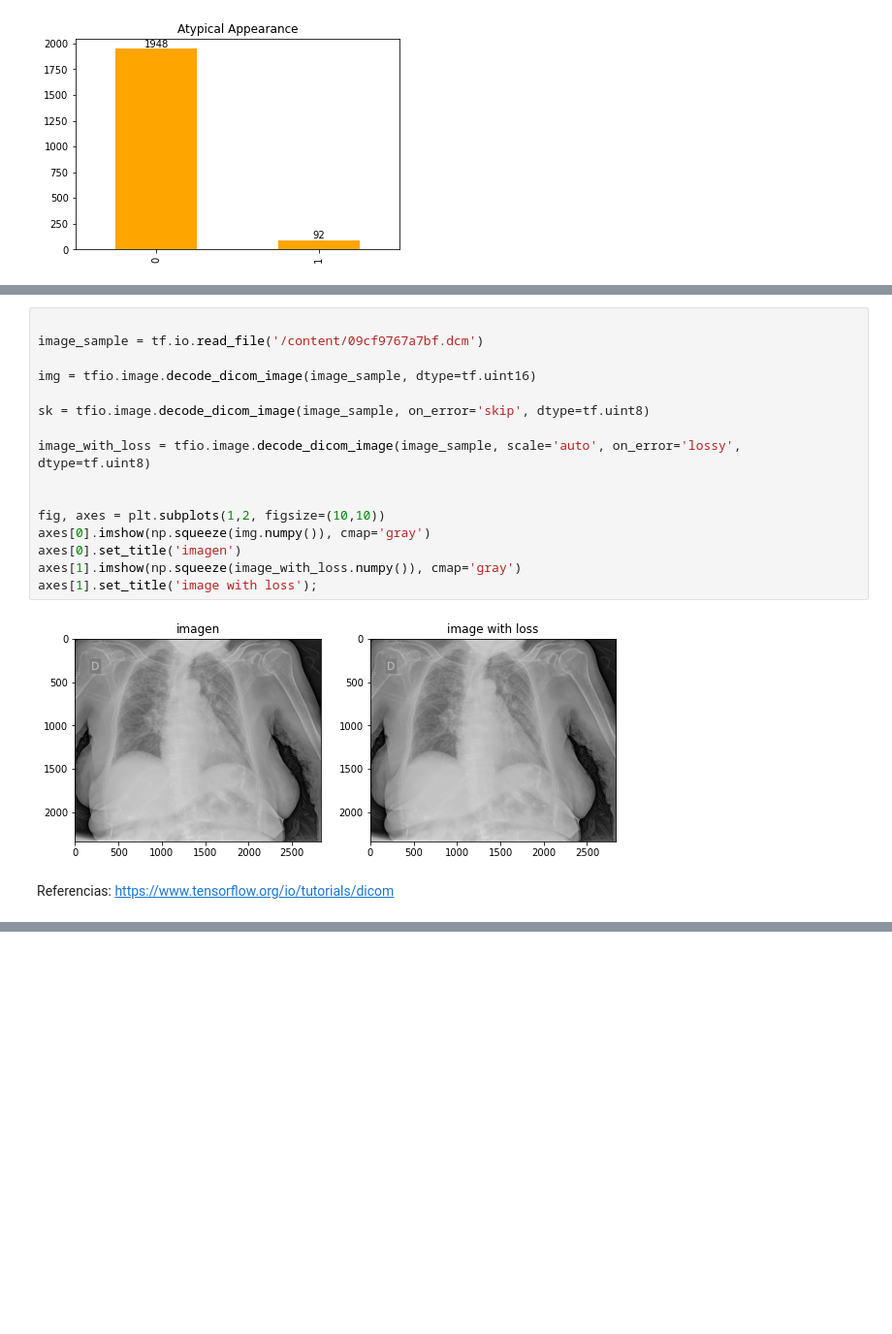
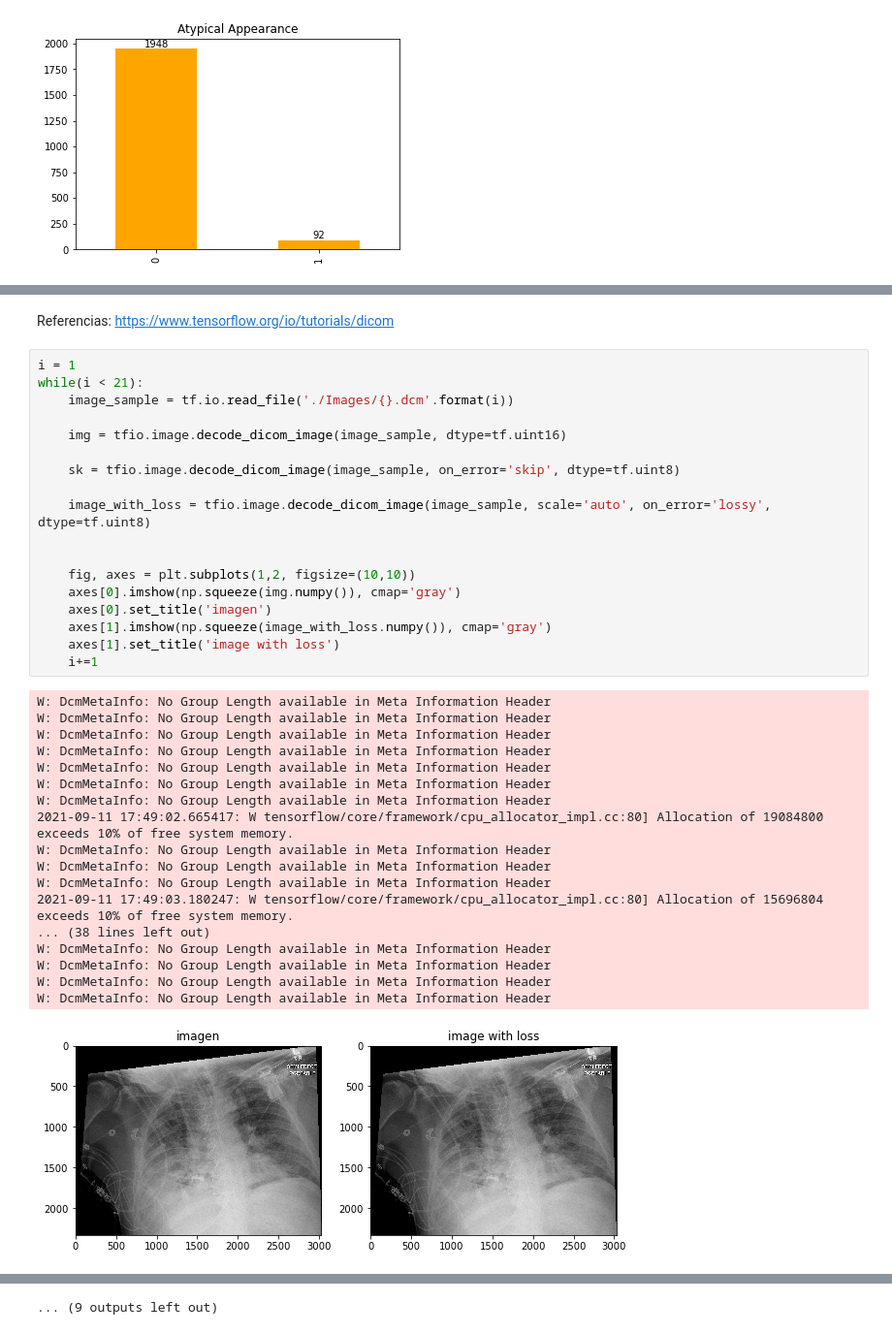
Before and after one commit to Crismaria11/Proyecto2_DS, a Jupyter notebook: Proyecto2_DS.ipynb, the cells around one changed output, grey strips where cells are left out. Shown at 97% size. Saved outputs shown, nothing was run; the diff lists cells and outputs as text; blank space fills up the shorter version.

Commit message:
Imagenes

```diff
--- a/Proyecto2_DS.ipynb
+++ b/Proyecto2_DS.ipynb
@@ -396,20 +400,39 @@ Requirement already satisfied: zipp>=0.5 in /usr/local/lib/python3.7/dist-packag
-# %%
-
-image_sample = tf.io.read_file('/content/09cf9767a7bf.dcm')
-
-img = tfio.image.decode_dicom_image(image_sample, dtype=tf.uint16)
-
-sk = tfio.image.decode_dicom_image(image_sample, on_error='skip', dtype=tf.uint8)
-
-image_with_loss = tfio.image.decode_dicom_image(image_sample, scale='auto', on_error='lossy', dtype=tf.uint8)
-
-
-fig, axes = plt.subplots(1,2, figsize=(10,10))
-axes[0].imshow(np.squeeze(img.numpy()), cmap='gray')
-axes[0].set_title('imagen')
-axes[1].imshow(np.squeeze(image_with_loss.numpy()), cmap='gray')
-axes[1].set_title('image with loss');
-# %% [output]
-[figure, removed]
 # %% [markdown]
 Referencias: https://www.tensorflow.org/io/tutorials/dicom
+# %%
+i = 1
+while(i < 21):
+    image_sample = tf.io.read_file('./Images/{}.dcm'.format(i))
+
+    img = tfio.image.decode_dicom_image(image_sample, dtype=tf.uint16)
+
+    sk = tfio.image.decode_dicom_image(image_sample, on_error='skip', dtype=tf.uint8)
+
+    image_with_loss = tfio.image.decode_dicom_image(image_sample, scale='auto', on_error='lossy', dtype=tf.uint8)
+
+
+    fig, axes = plt.subplots(1,2, figsize=(10,10))
+    axes[0].imshow(np.squeeze(img.numpy()), cmap='gray')
+    axes[0].set_title('imagen')
+    axes[1].imshow(np.squeeze(image_with_loss.numpy()), cmap='gray')
+    axes[1].set_title('image with loss')
+    i+=1
+# %% [output]
+W: DcmMetaInfo: No Group Length available in Meta Information Header
+W: DcmMetaInfo: No Group Length available in Meta Information Header
+W: DcmMetaInfo: No Group Length available in Meta Information Header
+W: DcmMetaInfo: No Group Length available in Meta Information Header
+W: DcmMetaInfo: No Group Length available in Meta Information Header
+W: DcmMetaInfo: No Group Length available in Meta Information Header
+W: DcmMetaInfo: No Group Length available in Meta Information Header
+2021-09-11 17:49:02.665417: W tensorflow/core/framework/cpu_allocator_impl.cc:80] Allocation of 19084800 exceeds 10% of free system memory.
+W: DcmMetaInfo: No Group Length available in Meta Information Header
+W: DcmMetaInfo: No Group Length available in Meta Information Header
+W: DcmMetaInfo: No Group Length available in Meta Information Header
+2021-09-11 17:49:03.180247: W tensorflow/core/framework/cpu_allocator_impl.cc:80] Allocation of 15696804 exceeds 10% of free system memory.
+... (38 lines left out)
+W: DcmMetaInfo: No Group Length available in Meta Information Header
+W: DcmMetaInfo: No Group Length available in Meta Information Header
+W: DcmMetaInfo: No Group Length available in Meta Information Header
+W: DcmMetaInfo: No Group Length available in Meta Information Header
+[figure, added]
@@ -415,0 +449 @@ Referencias: https://www.tensorflow.org/io/tutorials/dicom
+... (9 outputs left out)
```
Also changed, not shown: parts of 5 cells of this notebook, 24 other files.
